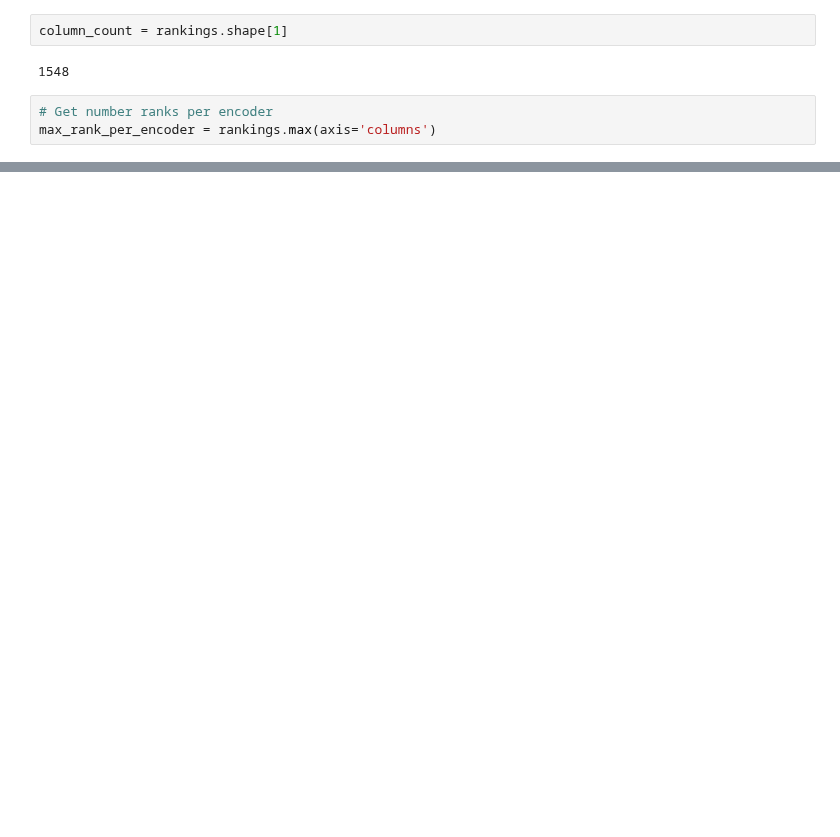
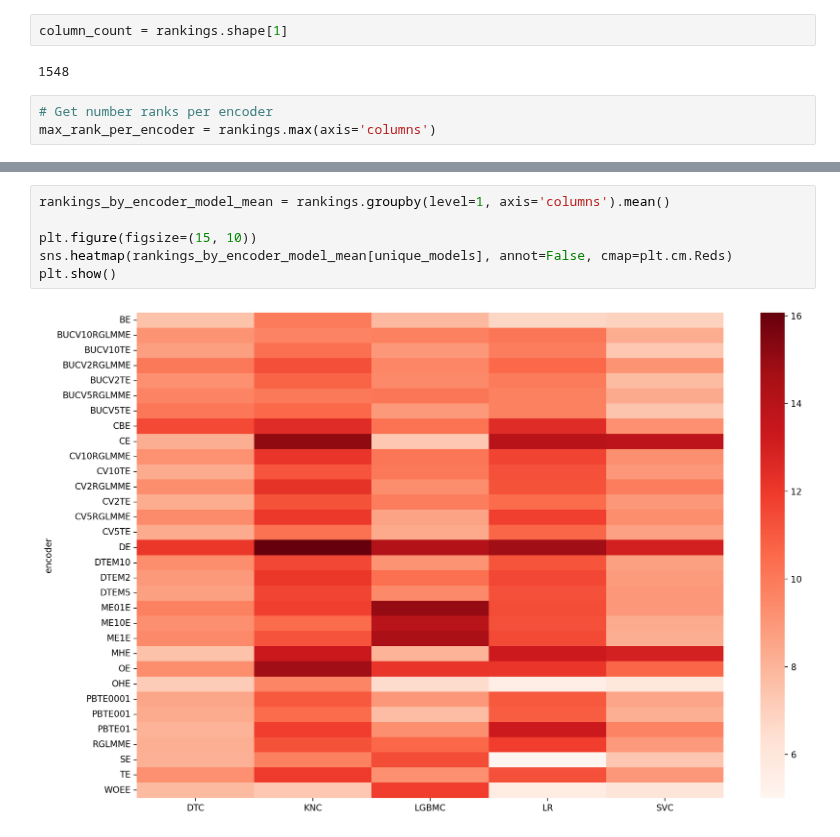
Before and after one commit to nina-prog/meta-learning-for-encoder-selection, a Jupyter notebook: notebooks/week08/week08-EDA.ipynb, the cells around one changed output, grey strips where cells are left out. Saved outputs shown, nothing was run; the diff lists cells and outputs as text; blank space fills up the shorter version.

```diff
--- a/notebooks/week08/week08-EDA.ipynb
+++ b/notebooks/week08/week08-EDA.ipynb
@@ -464,0 +564,8 @@ total_stats[['mean', 'median']].head(32)
+# %%
+rankings_by_encoder_model_mean = rankings.groupby(level=1, axis='columns').mean()
+
+plt.figure(figsize=(15, 10))
+sns.heatmap(rankings_by_encoder_model_mean[unique_models], annot=False, cmap=plt.cm.Reds)
+plt.show()
+# %% [output]
+[figure, added]
```
Also changed, not shown: parts of 21 cells of this notebook.
